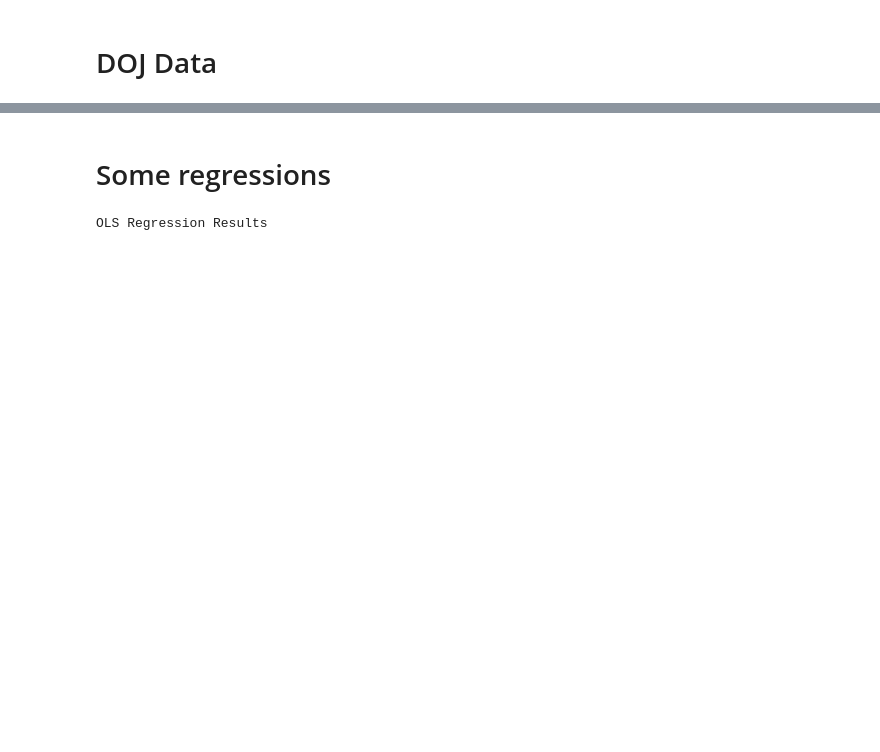
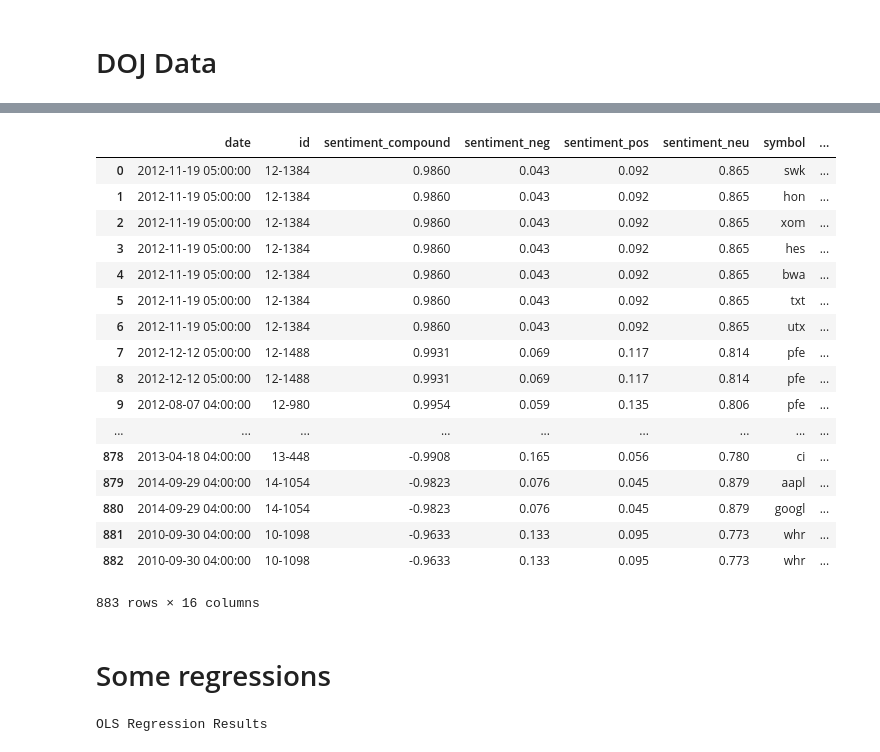
Before and after one commit to Rosster/MLFinalProject, a Jupyter notebook: notebooks/Build Features.ipynb, the cells around one changed output, grey strips where cells are left out. Cells and saved outputs as stored; diff of their text form; code cells hidden in the pictures; blank space fills up the shorter version.

```diff
--- a/notebooks/Build Features.ipynb
+++ b/notebooks/Build Features.ipynb
@@ -88,3 +113,49 @@ doj.head()
+# %%
+for _,date,doc_id,sentiment_compound, sentiment_neg, sentiment_pos, sentiment_neu, symbols in doj[
+    ['date','id','sentiment_compound', 'sentiment_neg', 'sentiment_pos','sentiment_neu', 'tagged_symbols']].itertuples():
+
+    for sym in symbols:
+        if sym in stock_dict:
+
+            doj_expanded['id'].append(doc_id)
+            doj_expanded['date'].append(date)
+            doj_expanded['sentiment_compound'].append(sentiment_compound)
+            doj_expanded['sentiment_neg'].append(sentiment_neg)
+            doj_expanded['sentiment_pos'].append(sentiment_pos)
+            doj_expanded['sentiment_neu'].append(sentiment_neu)
+            doj_expanded['symbol'].append(sym)
+
+#             doj_expanded['price_data'] = get_stock_days(sym, date, perc_change=False)
+#             doj_expanded['price_data_perc'] = get_stock_days(sym, date, perc_change=True)
+# %%
+doj_expanded_df = pd.DataFrame.from_dict(doj_expanded)
+# %%
+doj_expanded_df['price_data_dict'] = doj_expanded_df.apply(lambda row: get_stock_days(row['symbol'], row['date']), axis=1)
+doj_expanded_df['price_data_dict_perc'] = doj_expanded_df.apply(lambda row: get_stock_days(row['symbol'], row['date'], perc_change=True), axis=1)
+# %%
+for time_slice in ['t{}_perc'.format(str(idx)) for idx in range(-3,4)]:
+    doj_expanded_df[time_slice] = doj_expanded_df.price_data_dict_perc.apply(lambda d: d.get(time_slice.replace('_perc','')))
+# %%
+doj_expanded_df.drop('price_data_dict_perc'], axis=1).to_csv(r'C:\Programming\Python\Programs_NLP\MLFinalProject\src\data\twitter_features.csv')
+# %% [output]
+|  | date | id | sentiment_compound | sentiment_neg | sentiment_pos | sentiment_neu | symbol | ... |
+| 0 | 2012-11-19 05:00:00 | 12-1384 | 0.9860 | 0.043 | 0.092 | 0.865 | swk | ... |
+| 1 | 2012-11-19 05:00:00 | 12-1384 | 0.9860 | 0.043 | 0.092 | 0.865 | hon | ... |
+| 2 | 2012-11-19 05:00:00 | 12-1384 | 0.9860 | 0.043 | 0.092 | 0.865 | xom | ... |
+| 3 | 2012-11-19 05:00:00 | 12-1384 | 0.9860 | 0.043 | 0.092 | 0.865 | hes | ... |
+| 4 | 2012-11-19 05:00:00 | 12-1384 | 0.9860 | 0.043 | 0.092 | 0.865 | bwa | ... |
+| 5 | 2012-11-19 05:00:00 | 12-1384 | 0.9860 | 0.043 | 0.092 | 0.865 | txt | ... |
+| 6 | 2012-11-19 05:00:00 | 12-1384 | 0.9860 | 0.043 | 0.092 | 0.865 | utx | ... |
+| 7 | 2012-12-12 05:00:00 | 12-1488 | 0.9931 | 0.069 | 0.117 | 0.814 | pfe | ... |
+| 8 | 2012-12-12 05:00:00 | 12-1488 | 0.9931 | 0.069 | 0.117 | 0.814 | pfe | ... |
+| 9 | 2012-08-07 04:00:00 | 12-980 | 0.9954 | 0.059 | 0.135 | 0.806 | pfe | ... |
+| ... | ... | ... | ... | ... | ... | ... | ... | ... |
+| 878 | 2013-04-18 04:00:00 | 13-448 | -0.9908 | 0.165 | 0.056 | 0.780 | ci | ... |
+| 879 | 2014-09-29 04:00:00 | 14-1054 | -0.9823 | 0.076 | 0.045 | 0.879 | aapl | ... |
+| 880 | 2014-09-29 04:00:00 | 14-1054 | -0.9823 | 0.076 | 0.045 | 0.879 | googl | ... |
+| 881 | 2010-09-30 04:00:00 | 10-1098 | -0.9633 | 0.133 | 0.095 | 0.773 | whr | ... |
+| 882 | 2010-09-30 04:00:00 | 10-1098 | -0.9633 | 0.133 | 0.095 | 0.773 | whr | ... |
+883 rows × 16 columns
 # %% [markdown]
 # Some regressions
 # %%
```
Also changed, not shown: parts of 22 cells of this notebook, 1 other file.
